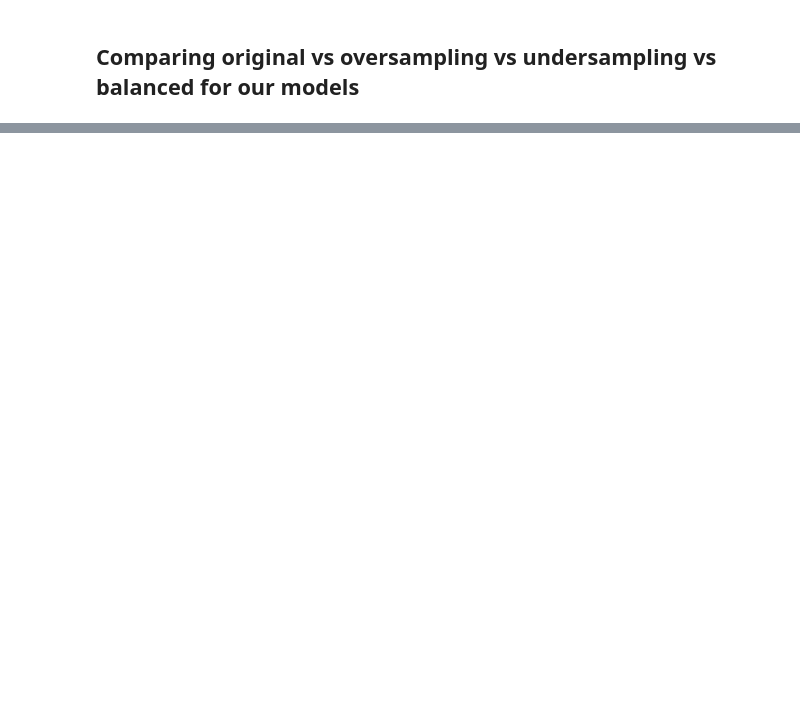
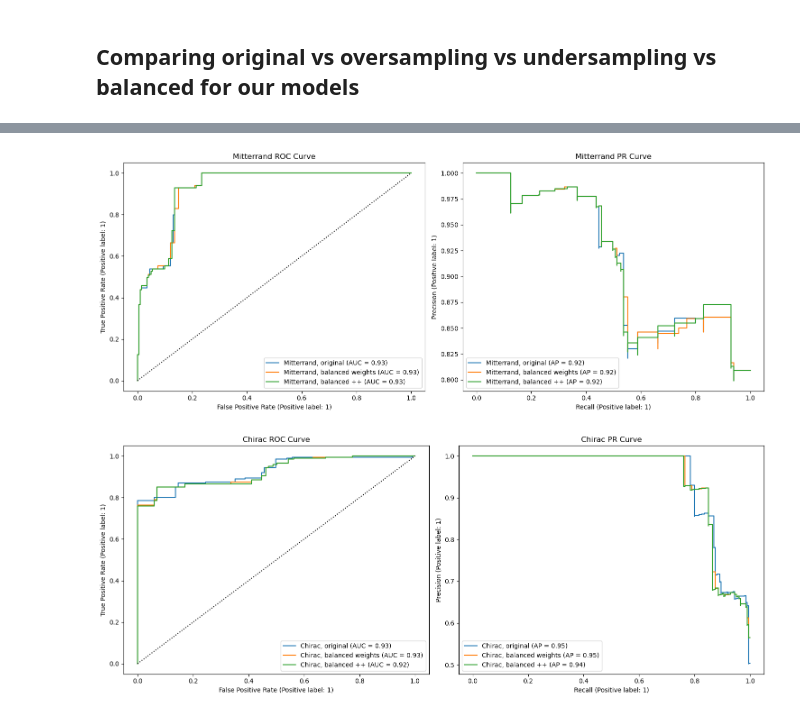
Before and after one commit to CharlesAttend/RITAL-Projet1, a Jupyter notebook: part1_speaker_recognition/notebooks/ROC-Exploration-Imbalanced-Learning.ipynb, the cells around one changed output, grey strips where cells are left out. Saved outputs shown, nothing was run; the diff lists cells and outputs as text; code cells hidden in the pictures; blank space fills up the shorter version.

```diff
--- a/part1_speaker_recognition/notebooks/ROC-Exploration-Imbalanced-Learning.ipynb
+++ b/part1_speaker_recognition/notebooks/ROC-Exploration-Imbalanced-Learning.ipynb
@@ -88,0 +203,22 @@ for i, model in enumerate(models):
+# %%
+sampler = ["original", "balanced weights", "balanced ++"] # "balanced + regularization"
+
+y_onehot_test = pd.get_dummies(y_test).to_numpy()
+
+classes = ["Mitterrand", "Chirac"]
+for class_id, class_name in enumerate(classes):
+    fig, ax = plt.subplots(1, 2, figsize=(15, 6))
+    for sample in sampler:
+        pipeline = make_imb_pipeline(CountVectorizer(), LogisticRegression(penalty="l1", solver="liblinear", class_weight="balanced"))
+        pipeline.fit(X_train, y_train)
+        y_pred = pipeline.predict_proba(X_test)
+        RocCurveDisplay.from_predictions(y_onehot_test[:,class_id], y_pred[:,class_id], name=f"{class_name}, {sample}", ax=ax[0])
+        PrecisionRecallDisplay.from_predictions(y_onehot_test[:,class_id], y_pred[:,class_id], name=f"{class_name}, {sample}", ax=ax[1])
+    ax[0].set_title(f"{class_name} ROC Curve")
+    ax[0].plot([0, 1], [0, 1], "k:", label="(AUC = 0.5)")
+    ax[1].set_title(f"{class_name} PR Curve")
+    plt.tight_layout()
+    plt.show()
+# %% [output]
+[figure, added]
+[figure, added]
```
Also changed, not shown: parts of 7 cells of this notebook.
